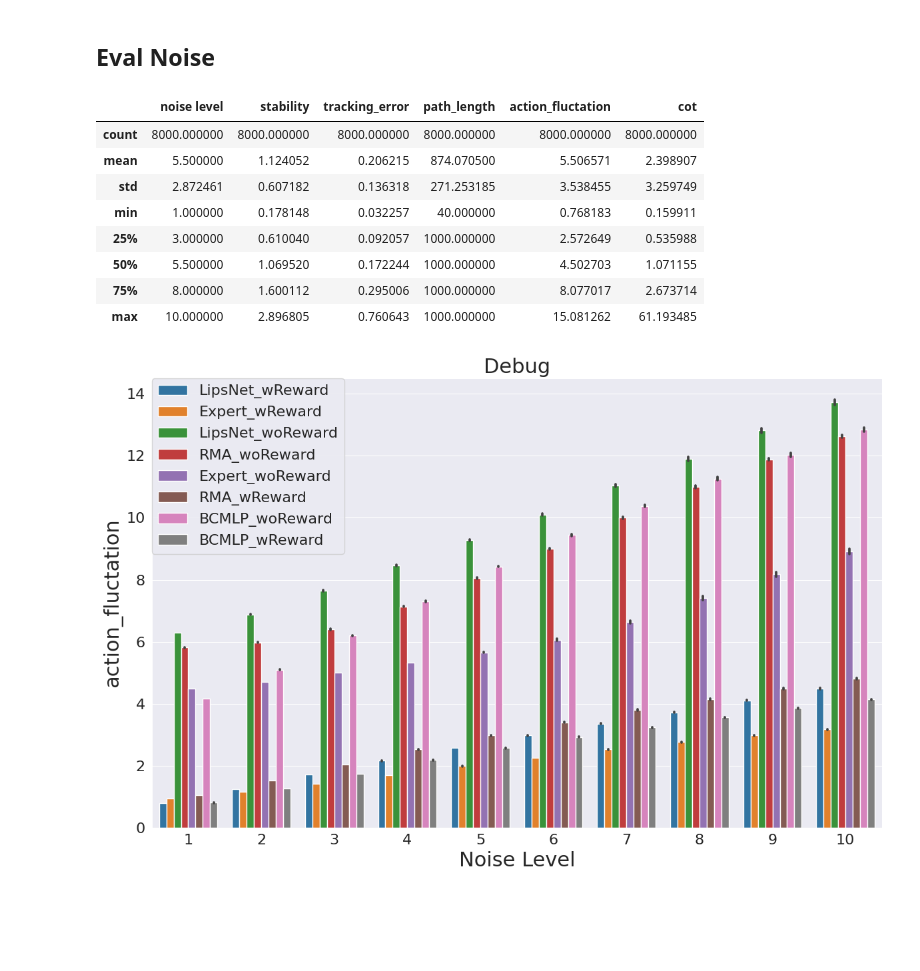
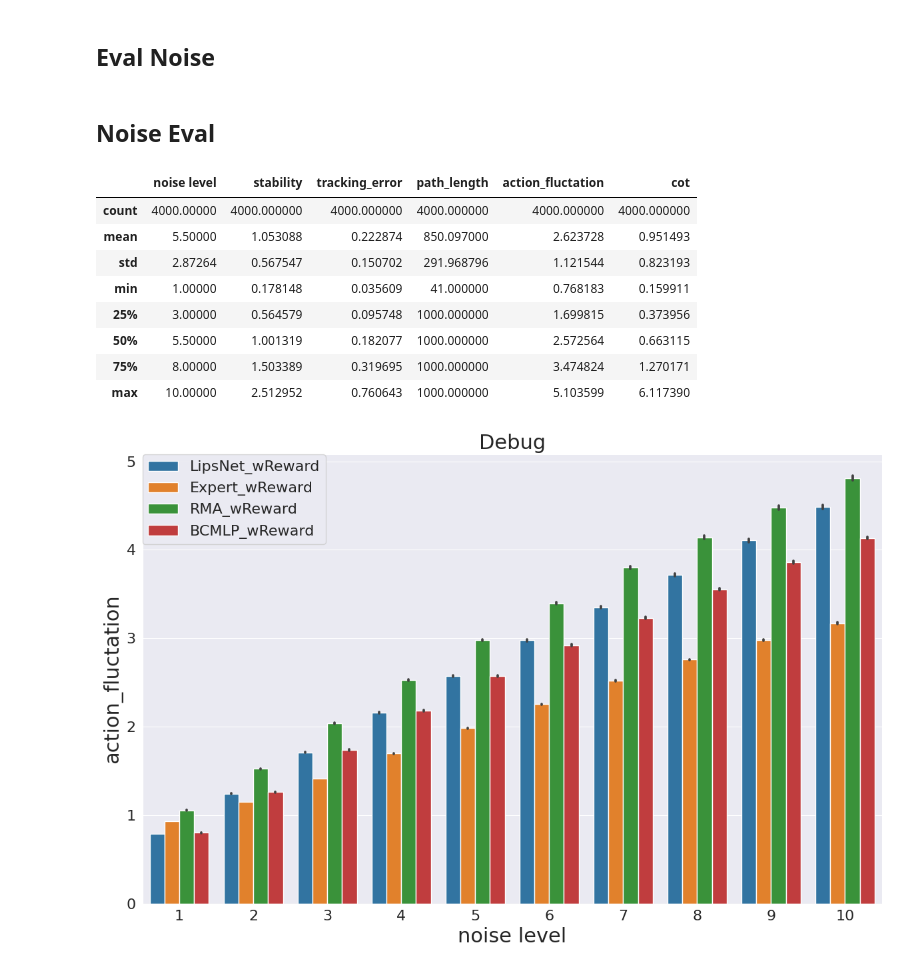
Before and after one commit to LucienJi/LipsRobot, a Jupyter notebook: notebook.ipynb, the cells around one changed output. Saved outputs shown, nothing was run; the diff lists cells and outputs as text; code cells hidden in the pictures; blank space fills up the shorter version.

```diff
--- a/notebook.ipynb
+++ b/notebook.ipynb
@@ -31,16 +36,18 @@ def load_data(path):
 # %% [markdown]
 ## Eval Noise
 # %%
-def parse_dir(path,include=[]):
+def parse_dir(path,keywords=[], banwords=[]):
     list_data_path = []
     for p in glob.glob(path+'/*.npy'):
         tmp_p = p.split('/')[-1]
-        tmp_p = tmp_p.split('-')
-        for i,inc in enumerate(include):
-            if inc in tmp_p:
-                list_data_path.append(p)
-                continue
-    # return sorted(list_data_path)
+        # tmp_p = tmp_p.split('-')
+        has_keywords = True
+        for keyword in keywords:
+            has_keywords = has_keywords and (keyword in tmp_p)
+        for banword in banwords:
+            has_keywords = has_keywords and (banword not in tmp_p)
+        if has_keywords:
+            list_data_path.append(p)
     return list_data_path
 # %%
 def get_noise_eval_data(path):
@@ -139,26 +185,32 @@ uniformV05_data = get_df(list_data)
+# %% [markdown]
+## Noise Eval
+# %%
+noiseV05_data_path = parse_dir("logs/Eval/noiseV05",['uniform','wReward'])
+noiseV05_data = [get_noise_eval_data(p) for p in noiseV05_data_path]
+noiseV05_df = get_df(noiseV05_data)
 # %%
-uniformV05_data.describe()
+noiseV05_df.describe()
 # %% [output]
 |  | noise level | stability | tracking_error | path_length | action_fluctation | cot |
-| count | 8000.000000 | 8000.000000 | 8000.000000 | 8000.000000 | 8000.000000 | 8000.000000 |
-| mean | 5.500000 | 1.124052 | 0.206215 | 874.070500 | 5.506571 | 2.398907 |
-| std | 2.872461 | 0.607182 | 0.136318 | 271.253185 | 3.538455 | 3.259749 |
-| min | 1.000000 | 0.178148 | 0.032257 | 40.000000 | 0.768183 | 0.159911 |
-| 25% | 3.000000 | 0.610040 | 0.092057 | 1000.000000 | 2.572649 | 0.535988 |
-| 50% | 5.500000 | 1.069520 | 0.172244 | 1000.000000 | 4.502703 | 1.071155 |
-| 75% | 8.000000 | 1.600112 | 0.295006 | 1000.000000 | 8.077017 | 2.673714 |
-| max | 10.000000 | 2.896805 | 0.760643 | 1000.000000 | 15.081262 | 61.193485 |
+| count | 4000.00000 | 4000.000000 | 4000.000000 | 4000.000000 | 4000.000000 | 4000.000000 |
+| mean | 5.50000 | 1.053088 | 0.222874 | 850.097000 | 2.623728 | 0.951493 |
+| std | 2.87264 | 0.567547 | 0.150702 | 291.968796 | 1.121544 | 0.823193 |
+| min | 1.00000 | 0.178148 | 0.035609 | 41.000000 | 0.768183 | 0.159911 |
+| 25% | 3.00000 | 0.564579 | 0.095748 | 1000.000000 | 1.699815 | 0.373956 |
+| 50% | 5.50000 | 1.001319 | 0.182077 | 1000.000000 | 2.572564 | 0.663115 |
+| 75% | 8.00000 | 1.503389 | 0.319695 | 1000.000000 | 3.474824 | 1.270171 |
+| max | 10.00000 | 2.512952 | 0.760643 | 1000.000000 | 5.103599 | 6.117390 |
 # %%
 plot_df(
-    uniformV05_data,
+    noiseV05_df,
     y_name = 'action_fluctation',
     x_name = 'noise level',
     hue_name = 'name',
     save_path=None,
     y_label='action_fluctation',
-    x_label='Noise Level',
+    x_label='noise level',
     title="Debug",
     plot_type = 'bar'
 )
 # %% [output]
-[figure, old version]
+[figure, new version]
```
Also changed, not shown: parts of 9 cells of this notebook, 20 other files.
